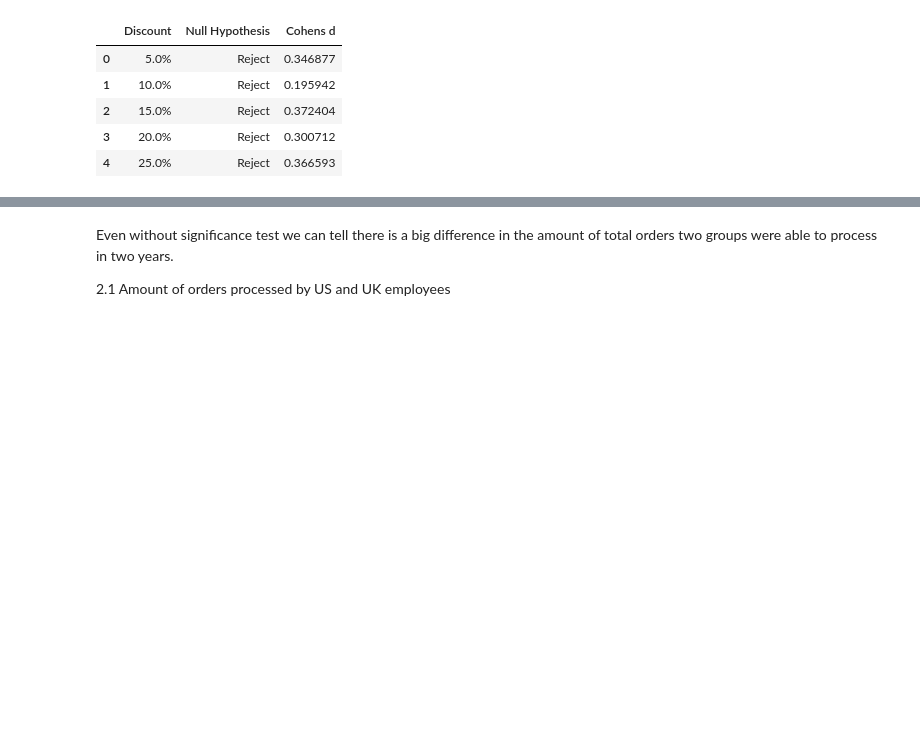
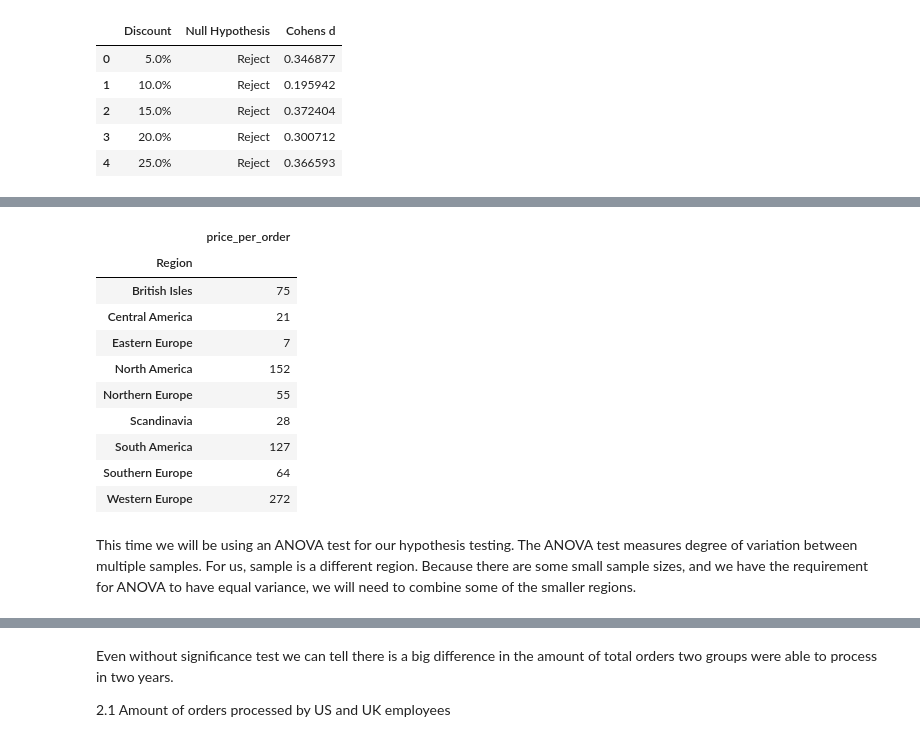
Before and after one commit to MissAle17/dsc-2-final-project-online-ds-sp-000, a Jupyter notebook: Mod2_Project_v2.ipynb, the cells around one changed output, grey strips where cells are left out. Saved outputs shown, nothing was run; the diff lists cells and outputs as text; code cells hidden in the pictures; blank space fills up the shorter version.

```diff
--- a/Mod2_Project_v2.ipynb
+++ b/Mod2_Project_v2.ipynb
@@ -394,0 +415,17 @@ discount_levels_df.sort_values('Cohens d', ascending=False)
+# %%
+#Grouping the data by region to see how many orders are from each region
+RegionOrder_df.groupby('Region').count()
+# %% [output]
+|  | price_per_order |
+| Region |  |
+| British Isles | 75 |
+| Central America | 21 |
+| Eastern Europe | 7 |
+| North America | 152 |
+| Northern Europe | 55 |
+| Scandinavia | 28 |
+| South America | 127 |
+| Southern Europe | 64 |
+| Western Europe | 272 |
+# %% [markdown]
+This time we will be using an ANOVA test for our hypothesis testing.  The ANOVA test measures degree of variation between multiple samples.  For us, sample is a different region.  Because there are some small sample sizes, and we have the requirement for ANOVA to have equal variance, we will need to combine some of the smaller regions.
```
Also changed, not shown: parts of 22 cells of this notebook.
